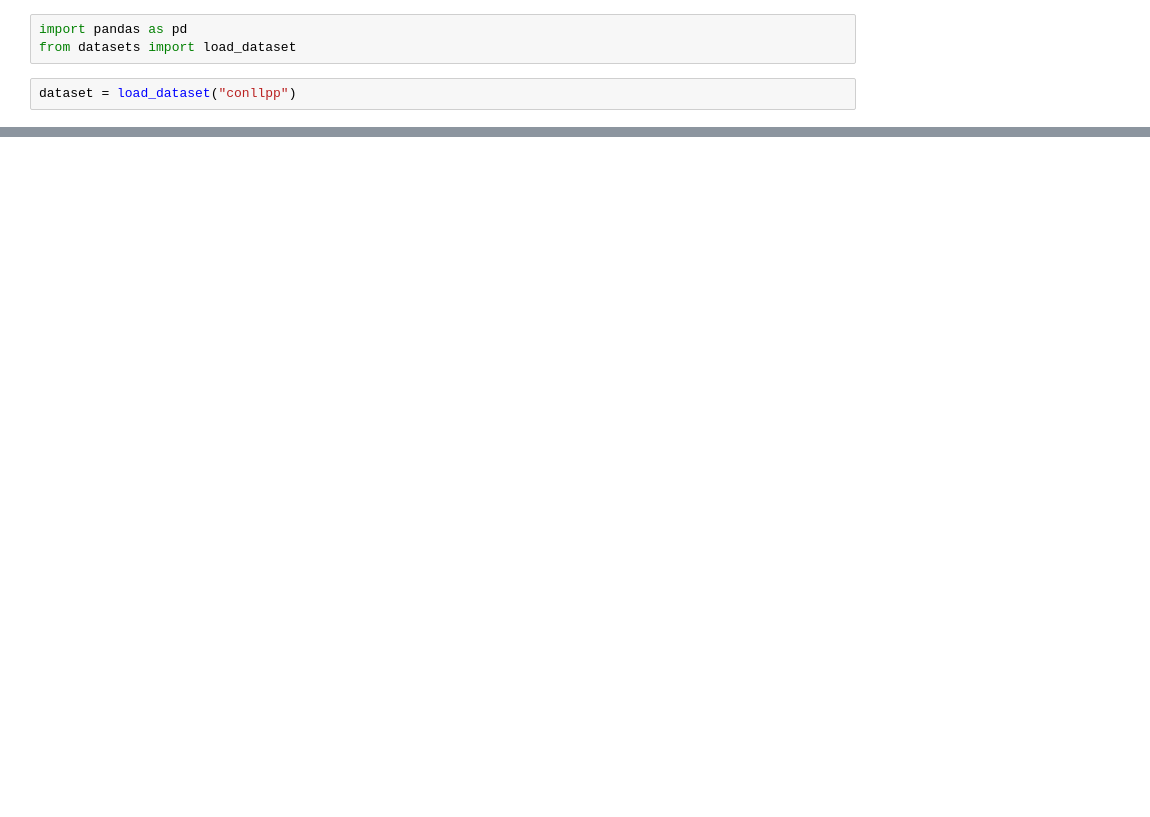
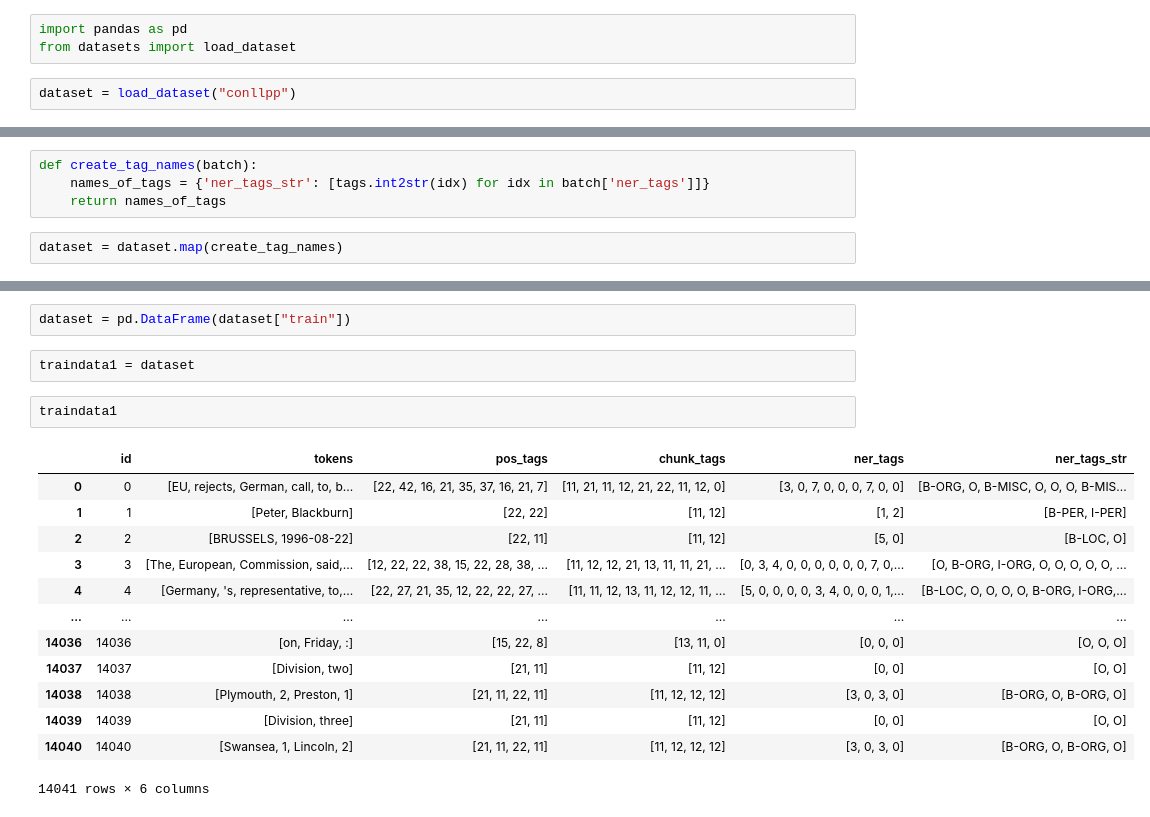
Before and after one commit to Dawoodsarfraz/Name_Entity_Recognization_using_HuggingFace, a Jupyter notebook: NER.ipynb, the cells around one changed output, grey strips where cells are left out. Drawn from its saved outputs; the diff is of its cells as text; blank space fills up the shorter version.

```diff
--- a/NER.ipynb
+++ b/NER.ipynb
@@ -42,0 +220,6 @@ DatasetDict({
+# %%
+def create_tag_names(batch):
+    names_of_tags = {'ner_tags_str': [tags.int2str(idx) for idx in batch['ner_tags']]}
+    return names_of_tags
+# %%
+dataset = dataset.map(create_tag_names)
@@ -42,0 +243,20 @@ DatasetDict({
+# %%
+dataset = pd.DataFrame(dataset["train"])
+# %%
+traindata1 = dataset
+# %%
+traindata1
+# %% [output]
+|  | id | tokens | pos_tags | chunk_tags | ner_tags | ner_tags_str |
+| 0 | 0 | [EU, rejects, German, call, to, b... | [22, 42, 16, 21, 35, 37, 16, 21, 7] | [11, 21, 11, 12, 21, 22, 11, 12, 0] | [3, 0, 7, 0, 0, 0, 7, 0, 0] | [B-ORG, O, B-MISC, O, O, O, B-MIS... |
+| 1 | 1 | [Peter, Blackburn] | [22, 22] | [11, 12] | [1, 2] | [B-PER, I-PER] |
+| 2 | 2 | [BRUSSELS, 1996-08-22] | [22, 11] | [11, 12] | [5, 0] | [B-LOC, O] |
+| 3 | 3 | [The, European, Commission, said,... | [12, 22, 22, 38, 15, 22, 28, 38, ... | [11, 12, 12, 21, 13, 11, 11, 21, ... | [0, 3, 4, 0, 0, 0, 0, 0, 0, 7, 0,... | [O, B-ORG, I-ORG, O, O, O, O, O, ... |
+| 4 | 4 | [Germany, 's, representative, to,... | [22, 27, 21, 35, 12, 22, 22, 27, ... | [11, 11, 12, 13, 11, 12, 12, 11, ... | [5, 0, 0, 0, 0, 3, 4, 0, 0, 0, 1,... | [B-LOC, O, O, O, O, B-ORG, I-ORG,... |
+| ... | ... | ... | ... | ... | ... | ... |
+| 14036 | 14036 | [on, Friday, :] | [15, 22, 8] | [13, 11, 0] | [0, 0, 0] | [O, O, O] |
+| 14037 | 14037 | [Division, two] | [21, 11] | [11, 12] | [0, 0] | [O, O] |
+| 14038 | 14038 | [Plymouth, 2, Preston, 1] | [21, 11, 22, 11] | [11, 12, 12, 12] | [3, 0, 3, 0] | [B-ORG, O, B-ORG, O] |
+| 14039 | 14039 | [Division, three] | [21, 11] | [11, 12] | [0, 0] | [O, O] |
+| 14040 | 14040 | [Swansea, 1, Lincoln, 2] | [21, 11, 22, 11] | [11, 12, 12, 12] | [3, 0, 3, 0] | [B-ORG, O, B-ORG, O] |
+14041 rows × 6 columns
```
Also changed, not shown: parts of 38 cells of this notebook.
